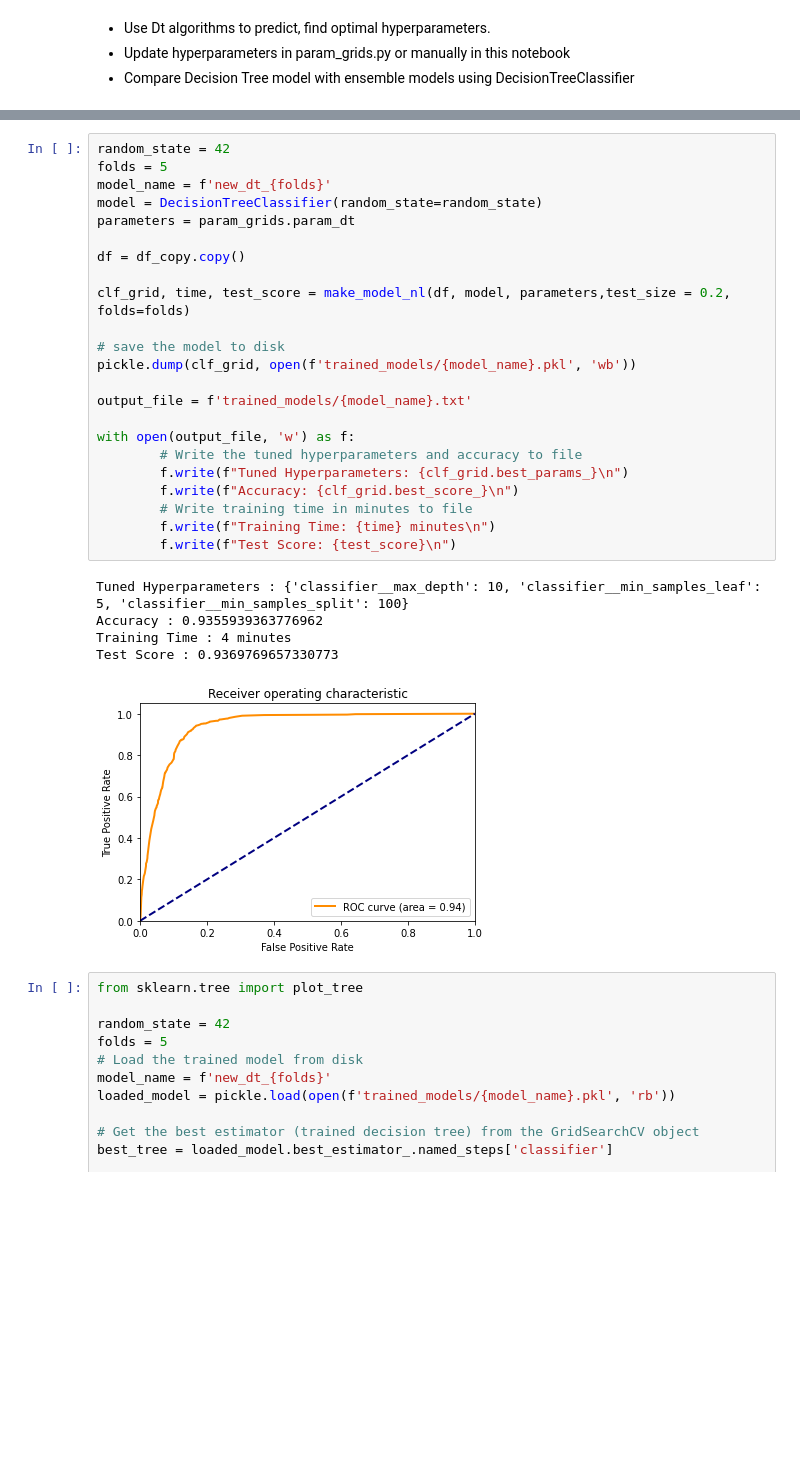
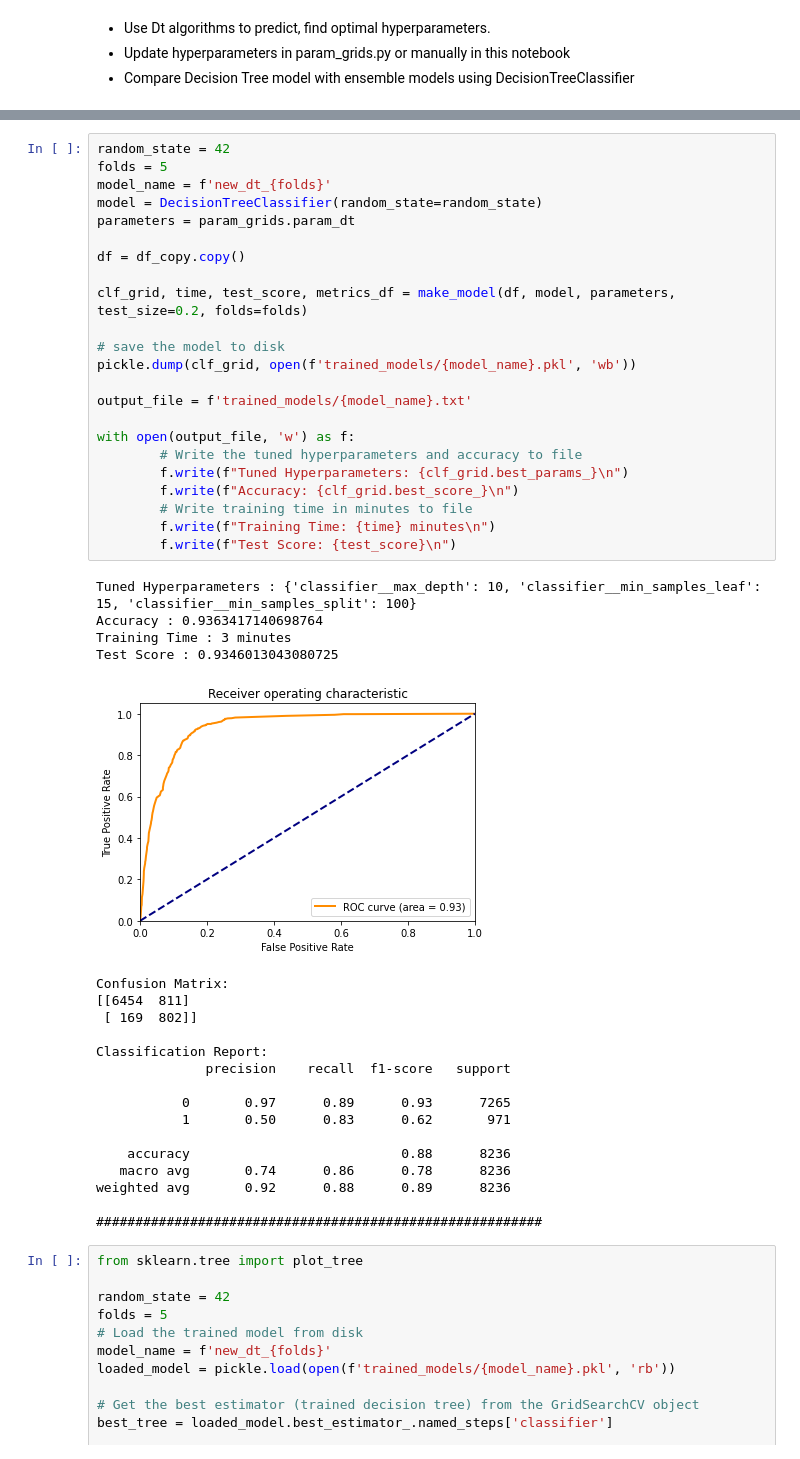
Before and after one commit to gitkym/uvs_bank_marketing_project, a Jupyter notebook: decision_trees.ipynb, the cells around one changed output, grey strips where cells are left out. Saved outputs shown, nothing was run; the diff lists cells and outputs as text; blank space fills up the shorter version.

```diff
--- a/decision_trees.ipynb
+++ b/decision_trees.ipynb
@@ -93,32 +95,47 @@ Duplicates dropped --> 12
 # %%
 random_state = 42
 folds = 5
 model_name = f'new_dt_{folds}'
 model = DecisionTreeClassifier(random_state=random_state)
 parameters = param_grids.param_dt
 
 df = df_copy.copy()
 
-clf_grid, time, test_score = make_model_nl(df, model, parameters,test_size = 0.2, folds=folds)
+clf_grid, time, test_score, metrics_df = make_model(df, model, parameters, test_size=0.2, folds=folds)
 
 # save the model to disk
 pickle.dump(clf_grid, open(f'trained_models/{model_name}.pkl', 'wb'))
 
 output_file = f'trained_models/{model_name}.txt'
 
 with open(output_file, 'w') as f:
         # Write the tuned hyperparameters and accuracy to file
         f.write(f"Tuned Hyperparameters: {clf_grid.best_params_}\n")
         f.write(f"Accuracy: {clf_grid.best_score_}\n")
         # Write training time in minutes to file
         f.write(f"Training Time: {time} minutes\n")
         f.write(f"Test Score: {test_score}\n")
 # %% [output]
-Tuned Hyperparameters : {'classifier__max_depth': 10, 'classifier__min_samples_leaf': 5, 'classifier__min_samples_split': 100}
-Accuracy : 0.9355939363776962
-Training Time : 4 minutes
-Test Score : 0.9369769657330773
+Tuned Hyperparameters : {'classifier__max_depth': 10, 'classifier__min_samples_leaf': 15, 'classifier__min_samples_split': 100}
+Accuracy : 0.9363417140698764
+Training Time : 3 minutes
+Test Score : 0.9346013043080725
-[figure, old version]
+[figure, new version]
+Confusion Matrix:
+[[6454  811]
+ [ 169  802]]
+
+Classification Report:
+              precision    recall  f1-score   support
+
+           0       0.97      0.89      0.93      7265
+           1       0.50      0.83      0.62       971
+
+    accuracy                           0.88      8236
+   macro avg       0.74      0.86      0.78      8236
+weighted avg       0.92      0.88      0.89      8236
+
+#########################################################
 # %%
 from sklearn.tree import plot_tree
 
```
Also changed, not shown: parts of 18 cells of this notebook, 19 other files.
